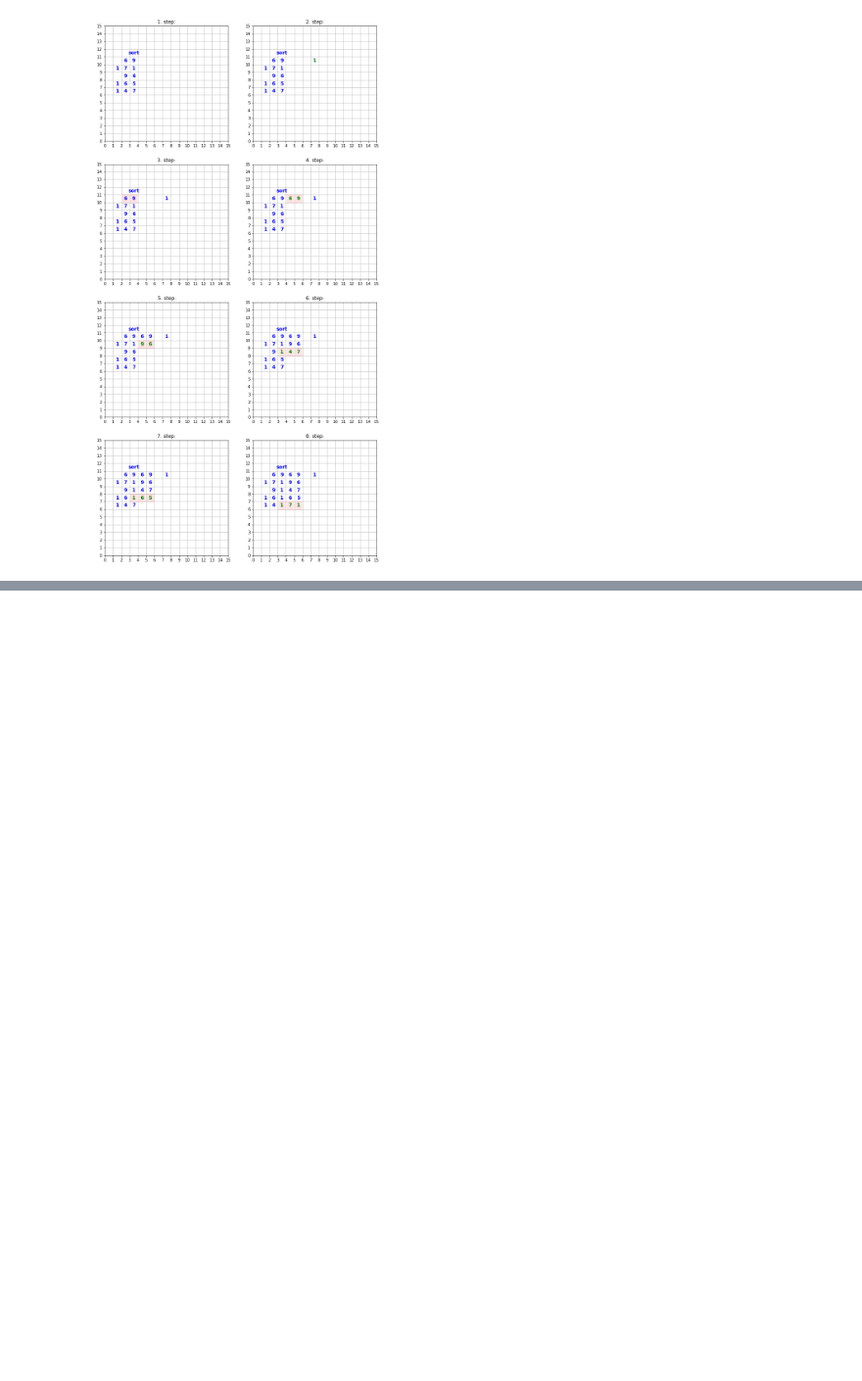
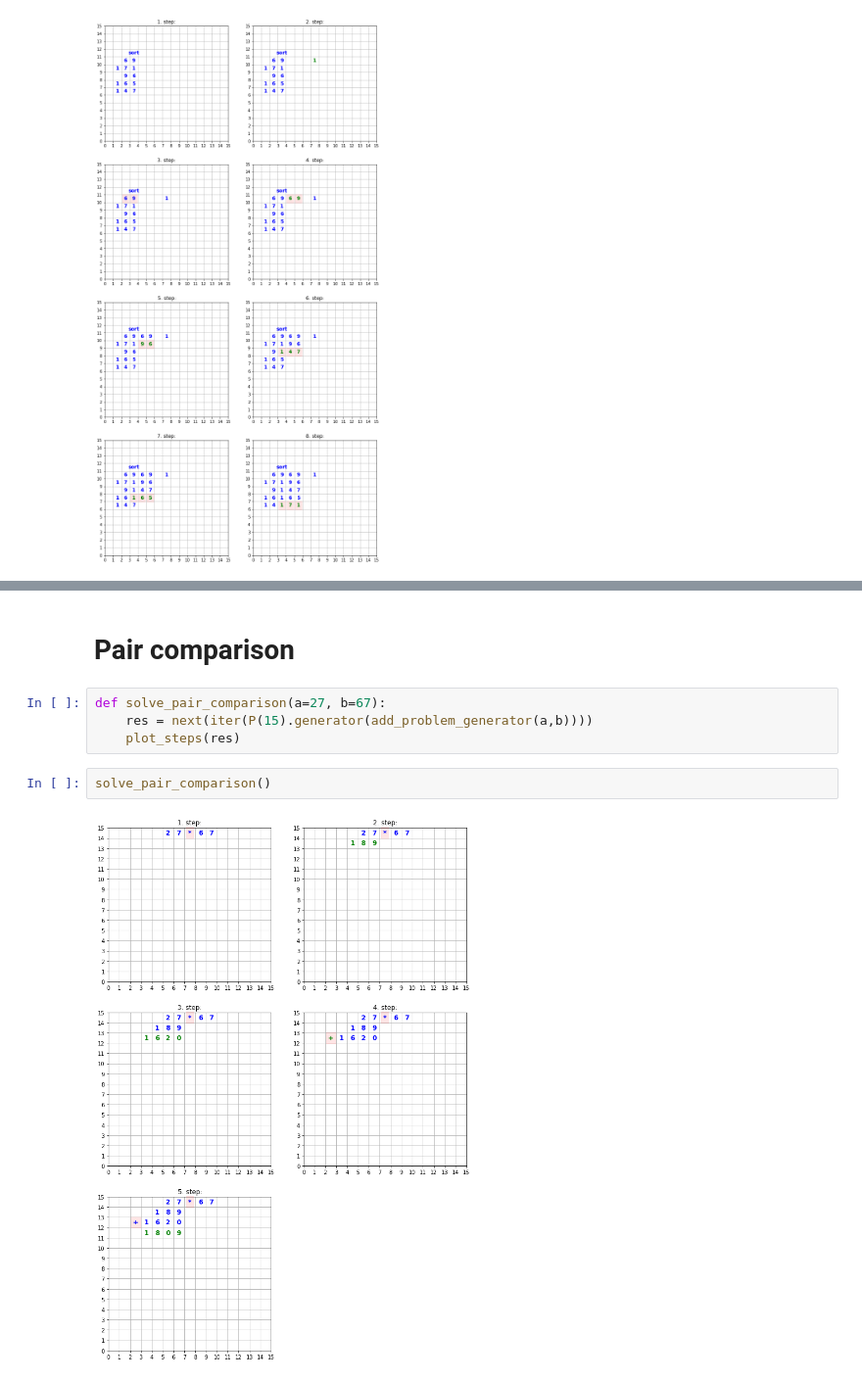
Before and after one commit to csadrian/arithmetics_on_paper, a Jupyter notebook: examples.ipynb, the cells around one changed output, grey strips where cells are left out. Shown: that part at 98% size. Cells and saved outputs as stored; diff of their text form; blank space fills up the shorter version.

```diff
--- a/examples.ipynb
+++ b/examples.ipynb
@@ -116,0 +127,10 @@ solve_sort()
+# %% [markdown]
+# Pair comparison
+# %%
+def solve_pair_comparison(a=27, b=67):
+    res = next(iter(P(15).generator(add_problem_generator(a,b))))
+    plot_steps(res)
+# %%
+solve_pair_comparison()
+# %% [output]
+[figure, added]
```
Also changed, not shown: parts of 3 cells of this notebook.
